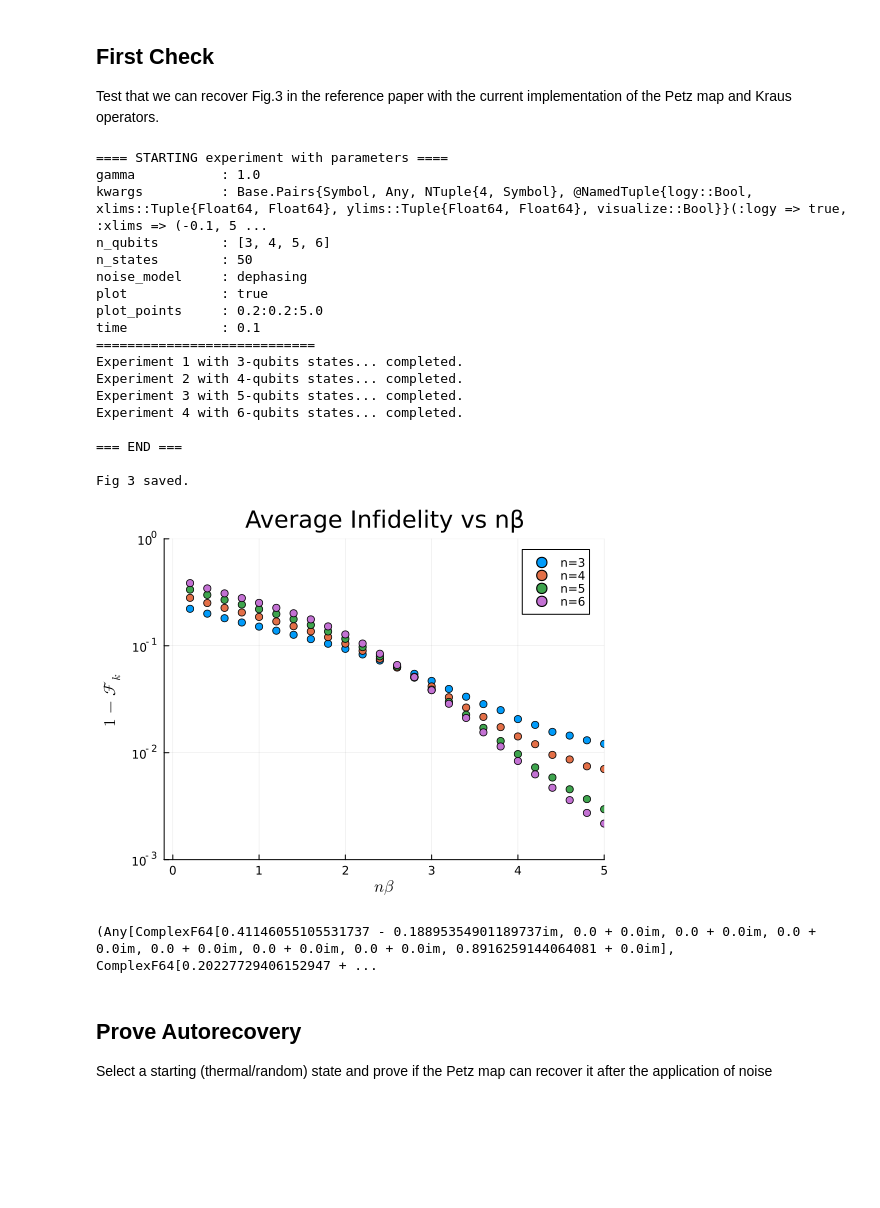
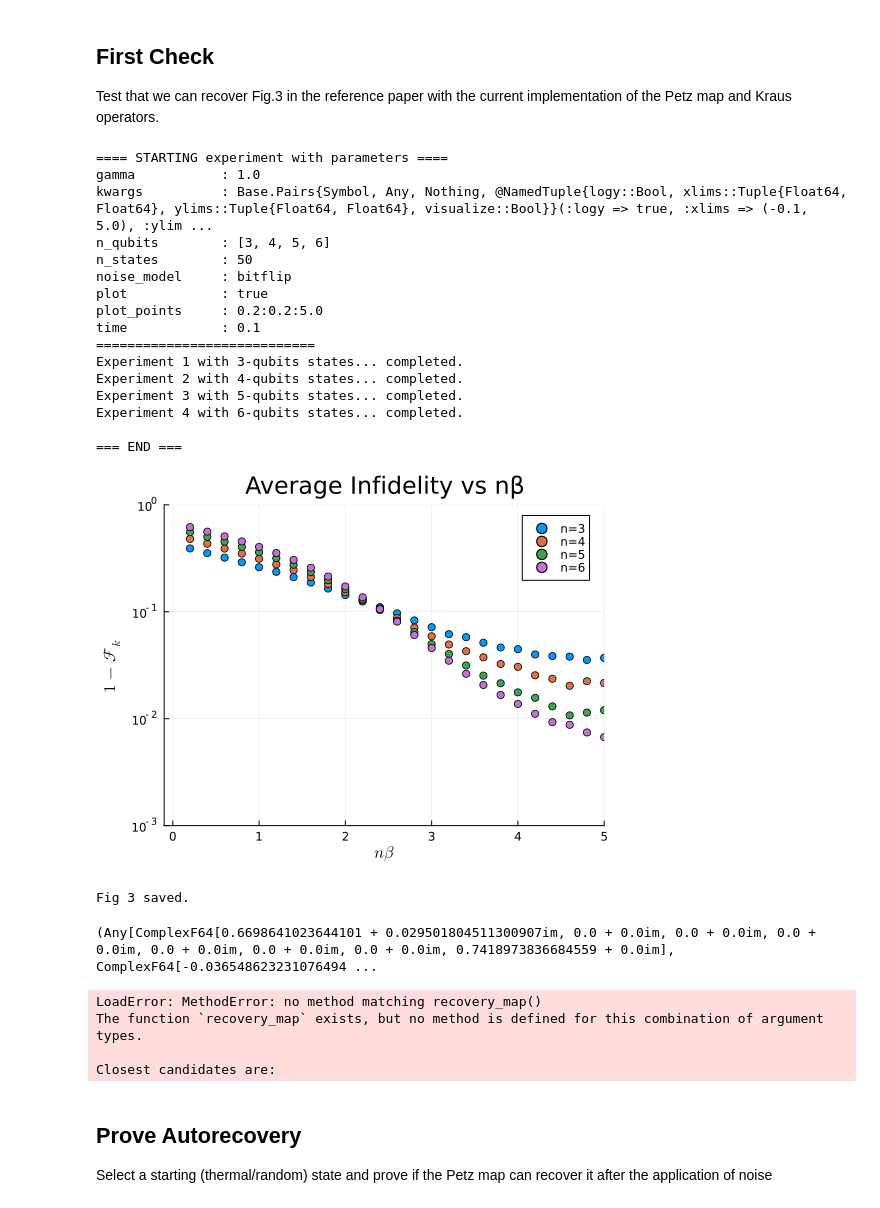
Before and after one commit to fedesss98/shooting-decoherences, a Jupyter notebook: notebooks/01-fede-compare-recoveries.ipynb, the cells around one changed output. Cells and saved outputs as stored; diff of their text form; code cells hidden in the pictures; blank space fills up the shorter version.

```diff
--- a/notebooks/01-fede-compare-recoveries.ipynb
+++ b/notebooks/01-fede-compare-recoveries.ipynb
@@ -25,7 +31,7 @@ function get_kraus_operators(noise, gamma, t)
   if noise == "amplitude_damping"
     return get_amplitudedamping_operators(gamma, t)
   elseif noise == "dephasing"
-    return get_dephasing_operators(gamma, t)
+    return get_phasedamping_operators(gamma, t)
   elseif noise == "bitflip"
     return get_bitflip_operators(gamma, t)
   else
@@ -172,40 +178,46 @@ function plot_fig3(recovery_fidelities, k; logy=false, xlims=(-0.1, 5.0), ylims=
     return p
 end
 
 plot_points = range(0.2, stop=5.0, length=25)
 n_qubits = [3, 4, 5, 6]
 _, rf = run_fig3_experiment(
-    plot_points, n_qubits, "dephasing";
+    plot_points, n_qubits, "bitflip";
     n_states    = 50,
     gamma       = 1.0,
     time        = 0.1,
     plot        = true,
     logy        = true,
     xlims       = (-0.1, 5.0),
     ylims       = (1e-3, 1e0),
     visualize   = true
 )
 # %% [output]
 ==== STARTING experiment with parameters ====
 gamma           : 1.0
-kwargs          : Base.Pairs{Symbol, Any, NTuple{4, Symbol}, @NamedTuple{logy::Bool, xlims::Tuple{Float64, Float64}, ylims::Tuple{Float64, Float64}, visualize::Bool}}(:logy => true, :xlims => (-0.1, 5 ...
+kwargs          : Base.Pairs{Symbol, Any, Nothing, @NamedTuple{logy::Bool, xlims::Tuple{Float64, Float64}, ylims::Tuple{Float64, Float64}, visualize::Bool}}(:logy => true, :xlims => (-0.1, 5.0), :ylim ...
 n_qubits        : [3, 4, 5, 6]
 n_states        : 50
-noise_model     : dephasing
+noise_model     : bitflip
 plot            : true
 plot_points     : 0.2:0.2:5.0
 time            : 0.1
 ============================
 Experiment 1 with 3-qubits states... completed.
 Experiment 2 with 4-qubits states... completed.
 Experiment 3 with 5-qubits states... completed.
 Experiment 4 with 6-qubits states... completed.
 
 === END ===
-
-Fig 3 saved.
-[figure, old version]
+[figure, new version]
-(Any[ComplexF64[0.41146055105531737 - 0.18895354901189737im, 0.0 + 0.0im, 0.0 + 0.0im, 0.0 + 0.0im, 0.0 + 0.0im, 0.0 + 0.0im, 0.0 + 0.0im, 0.8916259144064081 + 0.0im], ComplexF64[0.20227729406152947 + ...
+Fig 3 saved.
+(Any[ComplexF64[0.6698641023644101 + 0.029501804511300907im, 0.0 + 0.0im, 0.0 + 0.0im, 0.0 + 0.0im, 0.0 + 0.0im, 0.0 + 0.0im, 0.0 + 0.0im, 0.7418973836684559 + 0.0im], ComplexF64[-0.036548623231076494 ...
+# %%
+recovery_map()
+# %% [output]
+LoadError: MethodError: no method matching recovery_map()
+The function `recovery_map` exists, but no method is defined for this combination of argument types.
+
+Closest candidates are:
 # %% [markdown]
 ## Prove Autorecovery
 Select a starting (thermal/random) state and prove if the Petz map can recover it after the application of noise
```
Also changed, not shown: parts of 2 cells of this notebook.
